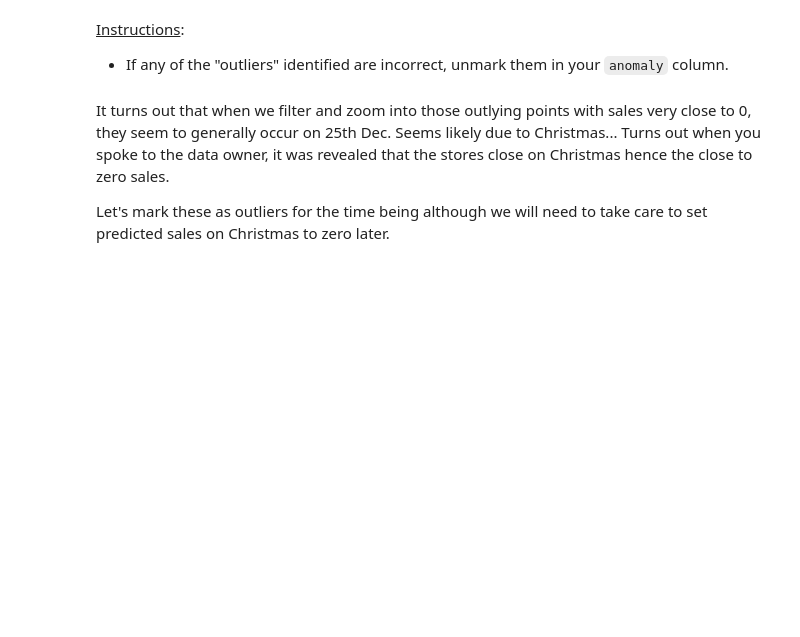
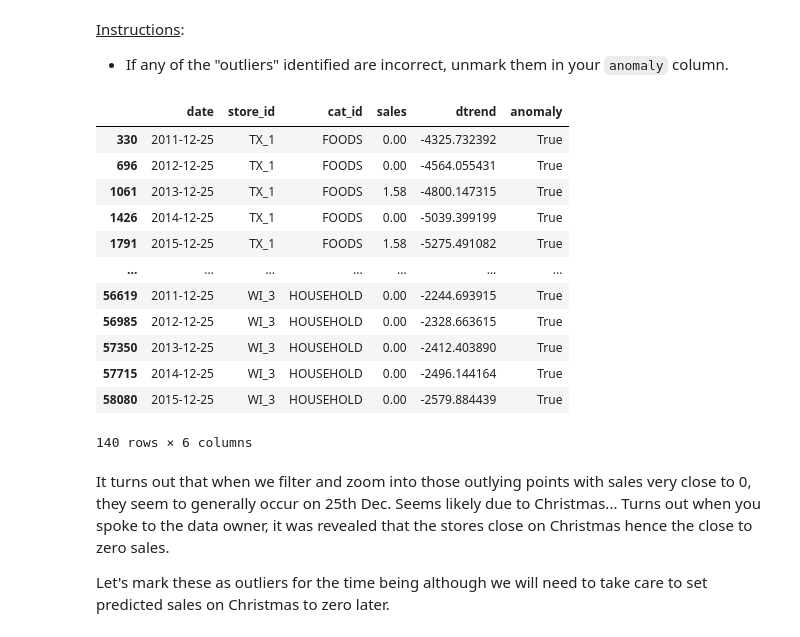
Before and after one commit to cjsutton77/time_series, a Jupyter notebook: Prepare_and_Analyze_Time_Series_Milestone_1_Exercise.ipynb, the cells around one changed output. Cells and saved outputs as stored; diff of their text form; code cells hidden in the pictures; blank space fills up the shorter version.

```diff
--- a/Prepare_and_Analyze_Time_Series_Milestone_1_Exercise.ipynb
+++ b/Prepare_and_Analyze_Time_Series_Milestone_1_Exercise.ipynb
@@ -350,6 +350,22 @@ We can unmark some of the points as outliers.
 # unmark points as outliers
 # take anything marked as anomaly and sales > 10 (e.g. not christmas, and unset anomaly
 merged.loc[(merged['anomaly'] == True) & (abs(merged['sales']) > 10),'anomaly'] = False
+# %%
+merged[merged.anomaly == True]
+# %% [output]
+|  | date | store_id | cat_id | sales | dtrend | anomaly |
+| 330 | 2011-12-25 | TX_1 | FOODS | 0.00 | -4325.732392 | True |
+| 696 | 2012-12-25 | TX_1 | FOODS | 0.00 | -4564.055431 | True |
+| 1061 | 2013-12-25 | TX_1 | FOODS | 1.58 | -4800.147315 | True |
+| 1426 | 2014-12-25 | TX_1 | FOODS | 0.00 | -5039.399199 | True |
+| 1791 | 2015-12-25 | TX_1 | FOODS | 1.58 | -5275.491082 | True |
+| ... | ... | ... | ... | ... | ... | ... |
+| 56619 | 2011-12-25 | WI_3 | HOUSEHOLD | 0.00 | -2244.693915 | True |
+| 56985 | 2012-12-25 | WI_3 | HOUSEHOLD | 0.00 | -2328.663615 | True |
+| 57350 | 2013-12-25 | WI_3 | HOUSEHOLD | 0.00 | -2412.403890 | True |
+| 57715 | 2014-12-25 | WI_3 | HOUSEHOLD | 0.00 | -2496.144164 | True |
+| 58080 | 2015-12-25 | WI_3 | HOUSEHOLD | 0.00 | -2579.884439 | True |
+140 rows × 6 columns
 # %% [markdown]
 It turns out that when we filter and zoom into those outlying points with sales very close to 0, they seem to generally occur on 25th Dec. Seems likely due to Christmas... Turns out when you spoke to the data owner, it was revealed that the stores close on Christmas hence the close to zero sales.
 
```
Also changed, not shown: parts of 4 cells of this notebook.
